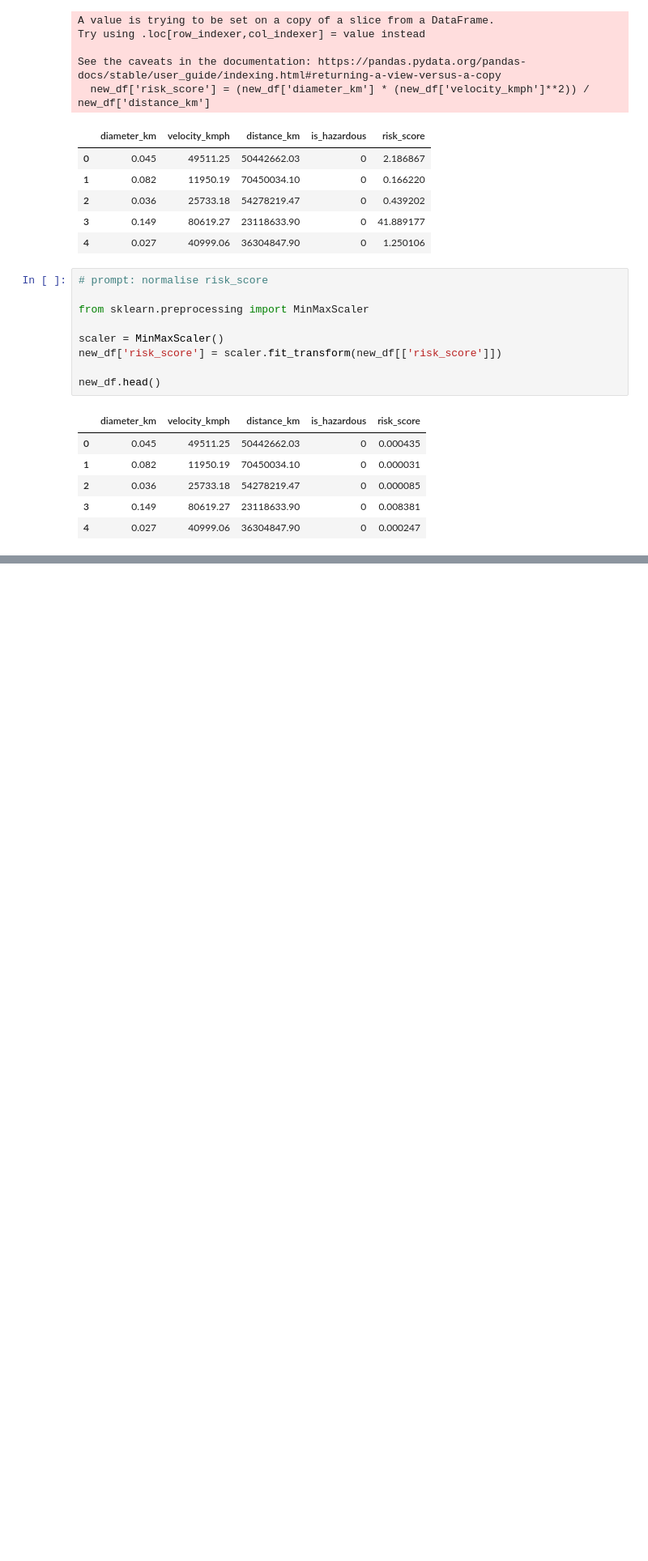
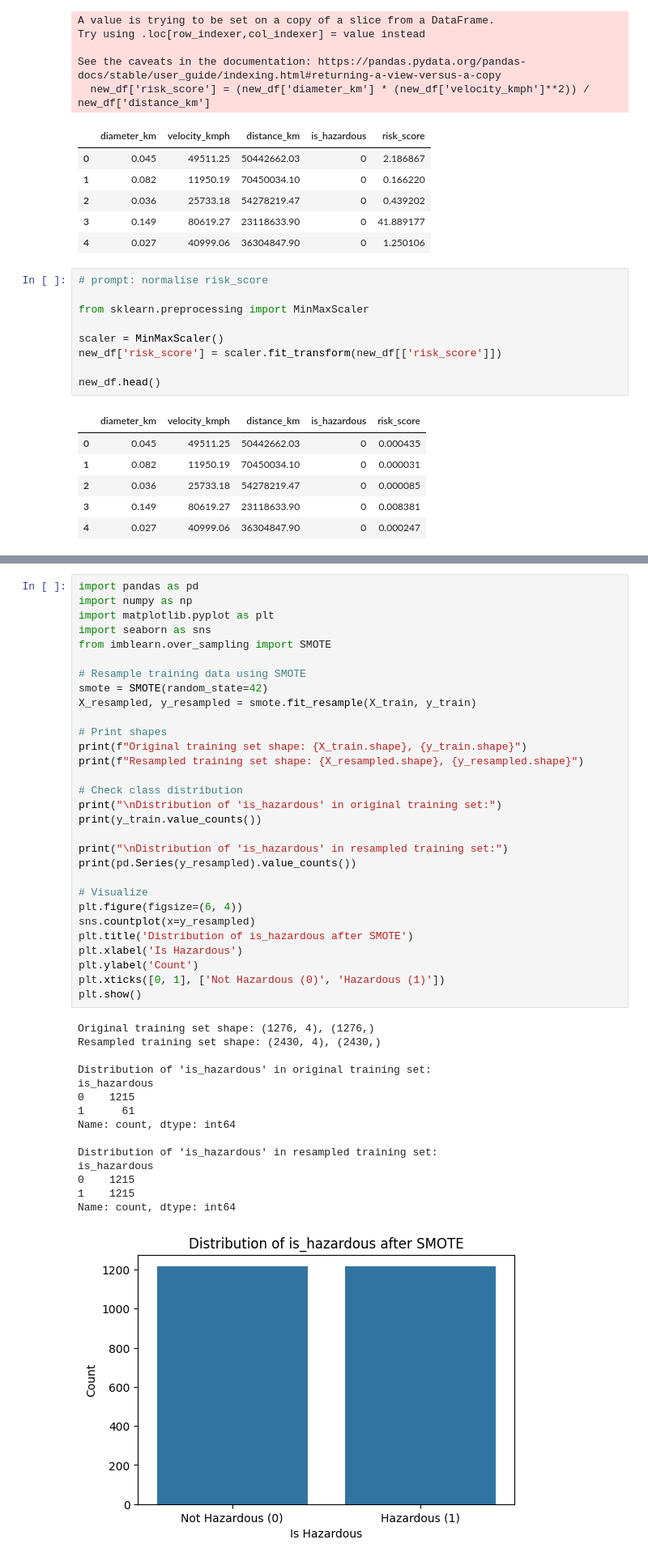
Before and after one commit to gautumsvp7/asteroid, a Jupyter notebook: asteroid.ipynb, the cells around one changed output, grey strips where cells are left out. Shown at 81% size. Saved outputs shown, nothing was run; the diff lists cells and outputs as text; blank space fills up the shorter version.

```diff
--- a/asteroid.ipynb
+++ b/asteroid.ipynb
@@ -270,0 +304,46 @@ weighted avg       0.94      0.97      0.95       319
+# %%
+import pandas as pd
+import numpy as np
+import matplotlib.pyplot as plt
+import seaborn as sns
+from imblearn.over_sampling import SMOTE
+
+# Resample training data using SMOTE
+smote = SMOTE(random_state=42)
+X_resampled, y_resampled = smote.fit_resample(X_train, y_train)
+
+# Print shapes
+print(f"Original training set shape: {X_train.shape}, {y_train.shape}")
+print(f"Resampled training set shape: {X_resampled.shape}, {y_resampled.shape}")
+
+# Check class distribution
+print("\nDistribution of 'is_hazardous' in original training set:")
+print(y_train.value_counts())
+
+print("\nDistribution of 'is_hazardous' in resampled training set:")
+print(pd.Series(y_resampled).value_counts())
+
+# Visualize
+plt.figure(figsize=(6, 4))
+sns.countplot(x=y_resampled)
+plt.title('Distribution of is_hazardous after SMOTE')
+plt.xlabel('Is Hazardous')
+plt.ylabel('Count')
+plt.xticks([0, 1], ['Not Hazardous (0)', 'Hazardous (1)'])
+plt.show()
+# %% [output]
+Original training set shape: (1276, 4), (1276,)
+Resampled training set shape: (2430, 4), (2430,)
+
+Distribution of 'is_hazardous' in original training set:
+is_hazardous
+0    1215
+1      61
+Name: count, dtype: int64
+
+Distribution of 'is_hazardous' in resampled training set:
+is_hazardous
+0    1215
+1    1215
+Name: count, dtype: int64
+[figure, added]
```
Also changed, not shown: parts of 15 cells of this notebook, 3 other files.
